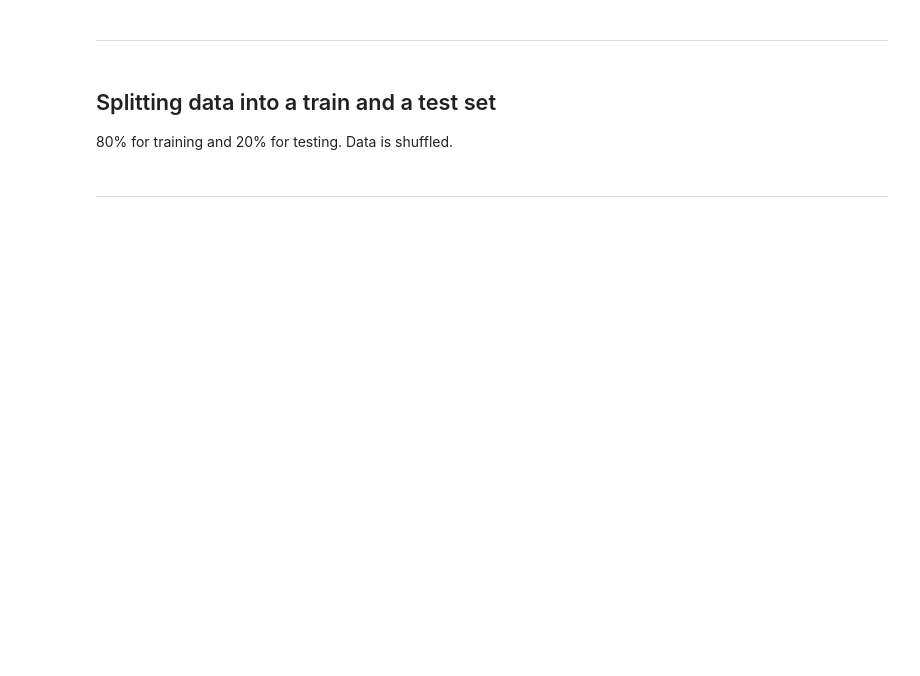
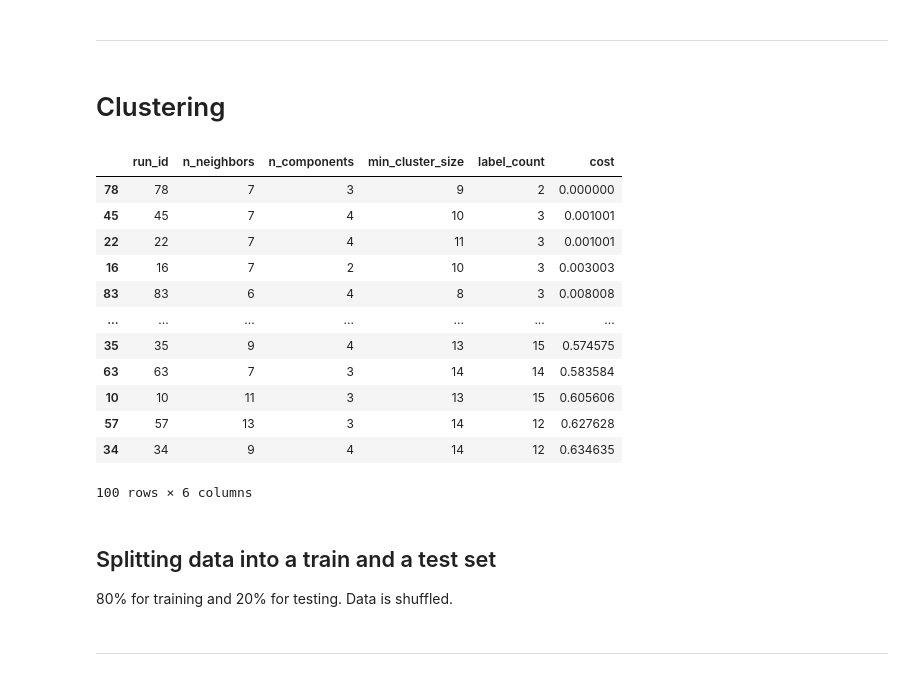
Before and after one commit to norahahr/TMproject, a Jupyter notebook: TM Group Project.ipynb, the cells around one changed output. Saved outputs shown, nothing was run; the diff lists cells and outputs as text; code cells hidden in the pictures; blank space fills up the shorter version.

```diff
--- a/TM Group Project.ipynb
+++ b/TM Group Project.ipynb
@@ -179,2 +215,4 @@ ireland_embed
 # %% [markdown]
 ---
+# %% [markdown]
+# Clustering
@@ -180,0 +283,21 @@ ireland_embed
+# %%
+space = {"n_neighbors": range(5,15),
+        "n_components": range(2,7),
+        "min_cluster_size": range(2,15),
+        "random_state": 42}
+
+random_search(embeddings=reddit_embed, space=space, num_evals= 100)
+# %% [output]
+|  | run_id | n_neighbors | n_components | min_cluster_size | label_count | cost |
+| 78 | 78 | 7 | 3 | 9 | 2 | 0.000000 |
+| 45 | 45 | 7 | 4 | 10 | 3 | 0.001001 |
+| 22 | 22 | 7 | 4 | 11 | 3 | 0.001001 |
+| 16 | 16 | 7 | 2 | 10 | 3 | 0.003003 |
+| 83 | 83 | 6 | 4 | 8 | 3 | 0.008008 |
+| ... | ... | ... | ... | ... | ... | ... |
+| 35 | 35 | 9 | 4 | 13 | 15 | 0.574575 |
+| 63 | 63 | 7 | 3 | 14 | 14 | 0.583584 |
+| 10 | 10 | 11 | 3 | 13 | 15 | 0.605606 |
+| 57 | 57 | 13 | 3 | 14 | 12 | 0.627628 |
+| 34 | 34 | 9 | 4 | 14 | 12 | 0.634635 |
+100 rows × 6 columns
```
Also changed, not shown: parts of 12 cells of this notebook.
